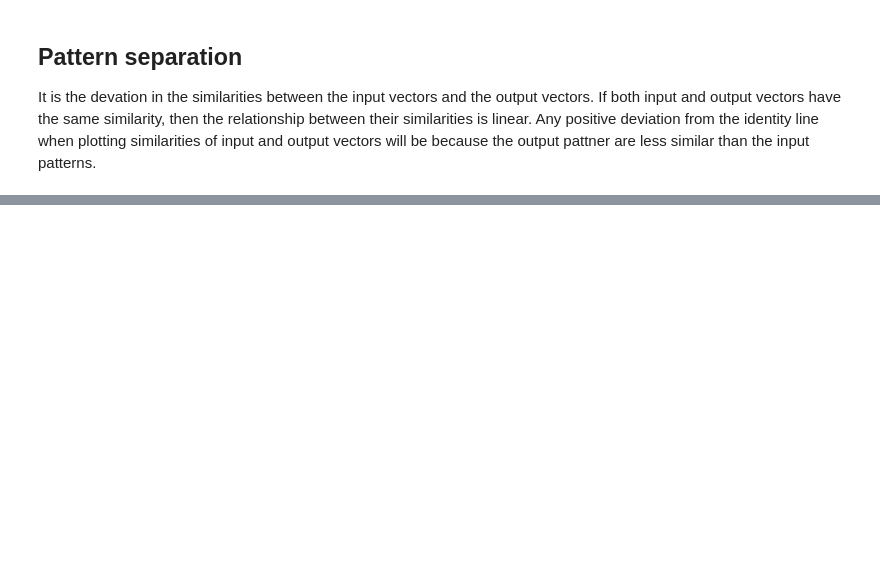
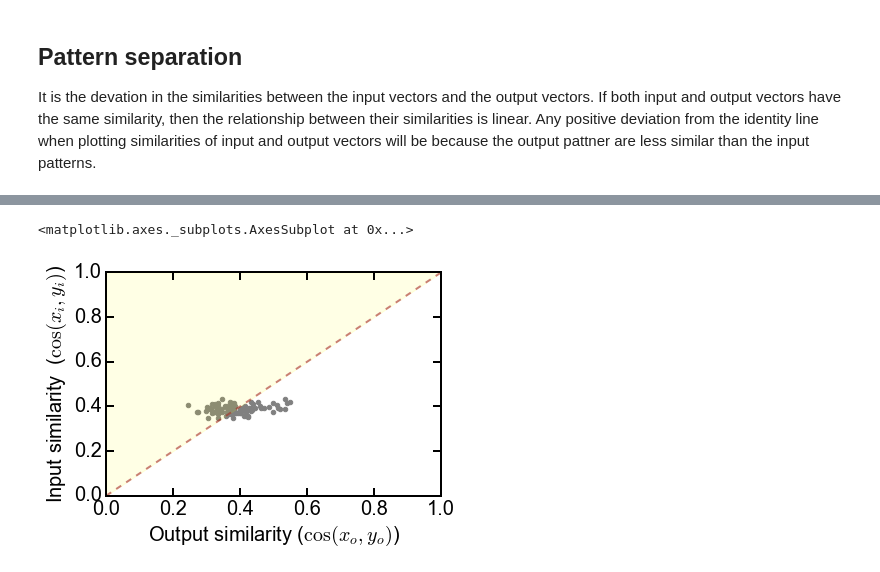
Before and after one commit to ClaudiaEsp/inet, a Jupyter notebook: Examples/Patterns.ipynb, the cells around one changed output, grey strips where cells are left out. Saved outputs shown, nothing was run; the diff lists cells and outputs as text; code cells hidden in the pictures; blank space fills up the shorter version.

```diff
--- a/Examples/Patterns.ipynb
+++ b/Examples/Patterns.ipynb
@@ -180,0 +239,5 @@ ax = plot_pattern_separation(inputpattern, outpattern)
+# %%
+separation.plot()
+# %% [output]
+<matplotlib.axes._subplots.AxesSubplot at 0x...>
+[figure, added]
```
Also changed, not shown: parts of 16 cells of this notebook, 3 other files.
